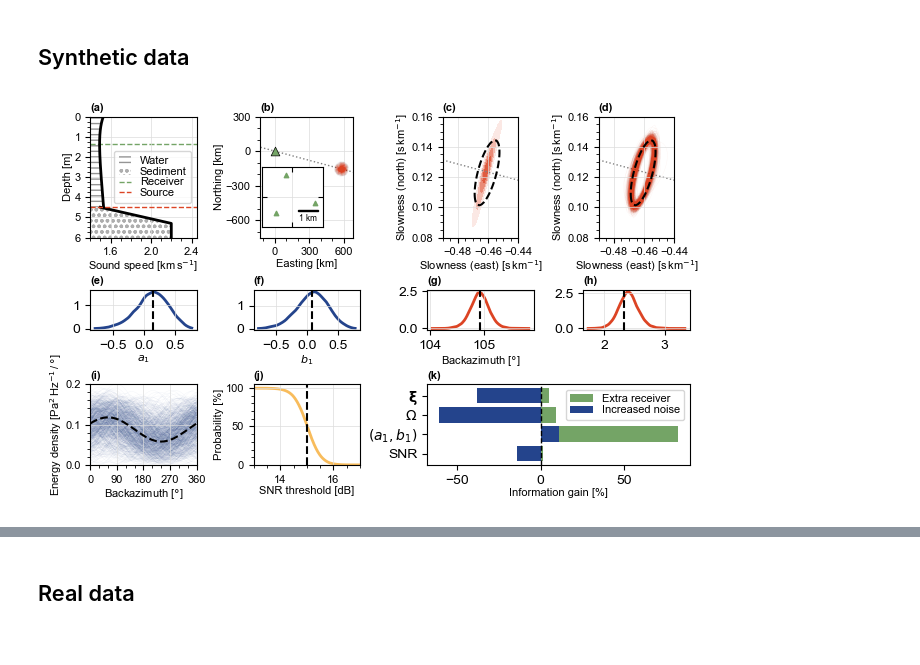
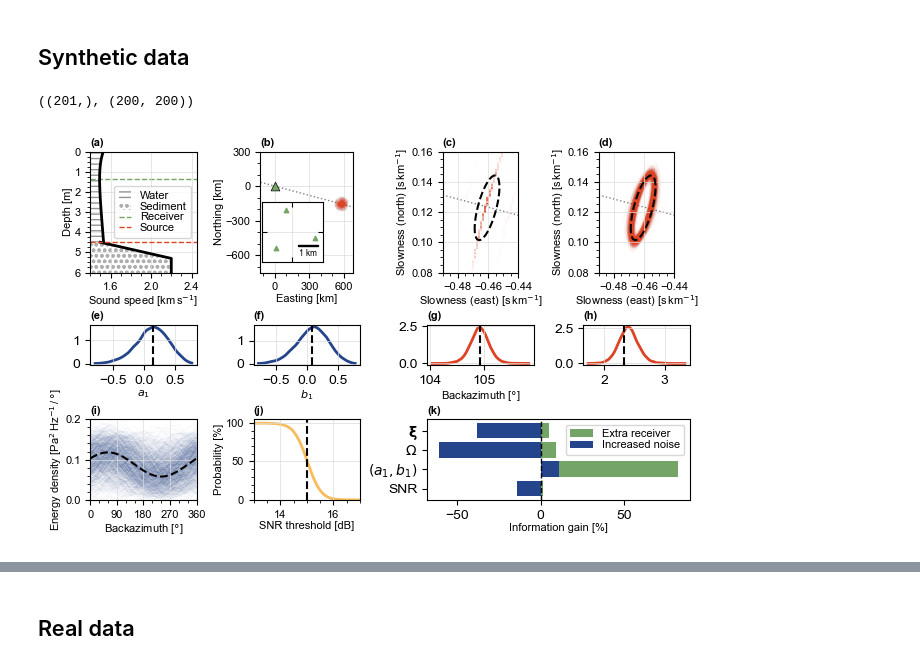
Before and after one commit to Claudia-Elijas/topophone2, a Jupyter notebook: docs/source/examples/figs_JASA-EL.ipynb, the cells around one changed output, grey strips where cells are left out. Cells and saved outputs as stored; diff of their text form; code cells hidden in the pictures.

Commit message:
Removed energy density KDE estimate.

```diff
--- a/docs/source/examples/figs_JASA-EL.ipynb
+++ b/docs/source/examples/figs_JASA-EL.ipynb
@@ -74,14 +75,12 @@ s_good = slowness_T[good]
 w_good = energy_T[good]
 sx, sy = s_good[:,0], s_good[:,1]
 pad = 0.15 * max(np.ptp(sx), np.ptp(sy))
-Ns  = 200
-gx, gy = np.meshgrid(
-    np.linspace(sx.min()-pad, sx.max()+pad, Ns),
-    np.linspace(sy.min()-pad, sy.max()+pad, Ns),
-    indexing='ij'
-)
-kde     = gaussian_kde(s_good.T, weights=w_good)
-w_density = kde(np.vstack([gx.ravel(), gy.ravel()])).reshape(Ns, Ns) * w_good.sum()
+ex = np.linspace(sx.min()-pad, sx.max()+pad, 200+1)
+ey = np.linspace(sy.min()-pad, sy.max()+pad, 200+1)
+xc, yc = 0.5*(ex[1:] + ex[:-1]), 0.5*(ey[1:] + ey[:-1])
+gx, gy = np.meshgrid(xc, yc, indexing='ij')
+w_density, _, _ = np.histogram2d(sx, sy, bins=[ex, ey], weights=w_good)   # [x, y]
+w_density /= np.diff(ex)[:,None] * np.diff(ey)[None,:]
 w_density /= w_density.max()
 
 #__ Unpack: True model __
@@ -129,6 +128,10 @@ density = density_function((gx,gy), xi[:1000], sigma[:1000], corr[:1000,None])
 density_true = density_function((gx,gy), m_true[1:3][None,:], m_true[3:5][None,:], m_true[5][None,None])
 density /= np.max(density, axis=(1,2), keepdims=True)
 density_true /= np.max(density_true, axis=(1,2), keepdims=True)
+# %%
+ex.shape, w_density.shape
+# %% [output]
+((201,), (200, 200))
 # %%
 #________ CREATE FIGURE ________#
 
@@ -294,10 +297,11 @@ axs[1].axline(
 )
 
 #________ REAL SIGNAL ________#
-axs[2].contourf(
-    1e3*gx, 1e3*gy, w_density,
-    levels=np.arange(0.2, 1.2, 0.2),
-    cmap=cmap0,
+
+#__ Plot signal __
+axs[2].pcolormesh(
+    1e3*ex, 1e3*ey, w_density.T,
+    cmap=cmap0, vmin=0, vmax=1,
     zorder=1
 )
 
@@ -412,31 +416,31 @@ axs[6].set_yticks(y, labels)
 
 #__ Extra receiver __
 axs[6].barh(
     y, rel_IG_rec,
     color=theme[1], label="Extra receiver",
     zorder=1
 )
 
 #__ Noise increase __
 axs[6].barh(
     y, rel_IG_noisy,
     color=theme[2], label="Increased noise",
     zorder=1)
 
 #__ Plot neutral __
 axs[6].axvline(0, c='k', ls='--', lw=1.0, zorder=2)
 
 #__ Legend __
 axs[6].legend(fontsize=small, loc='upper right', labelspacing=0.1)
 
 # __ Labels (a,b,c,d,e,f,g,h,i,j, k) as titles __
 for ax, label in zip(axs, ['(a)', '(b)', '(c)', '(d)', '(i)', '(j)', '(k)', '(e)', '(f)', '(g)', '(h)']):
     ax.set_title(label, loc='left', fontsize=small, fontweight='bold', pad=4)
 
 # __ adjust subplots vertical spacing: reduce to maximize space for figure
 fig.get_layout_engine().set(h_pad=0.01, hspace=0.0)
 
 #__ Show figure __
 fig.show()
 # %% [output]
-[figure, old version]
+[figure, new version]
```
Also changed, not shown: parts of 2 cells of this notebook.
